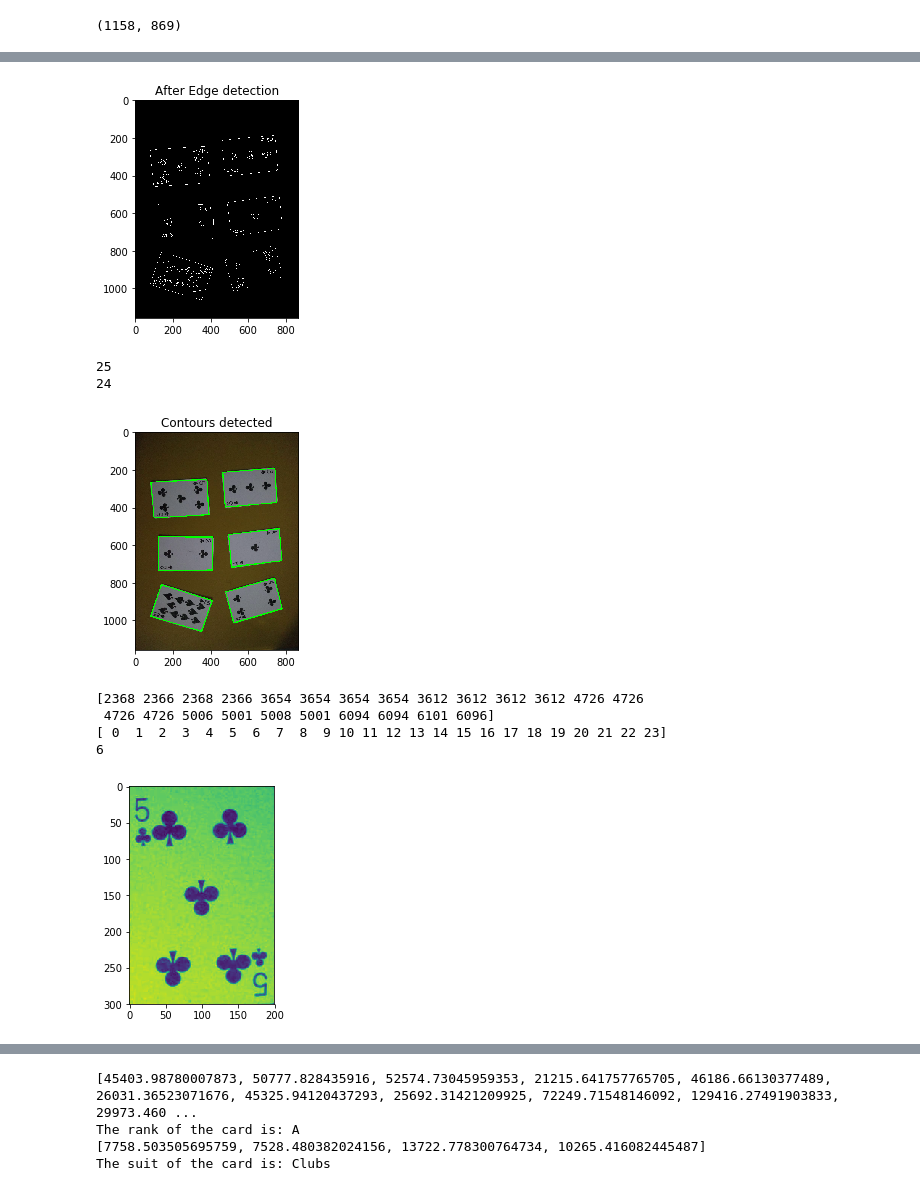
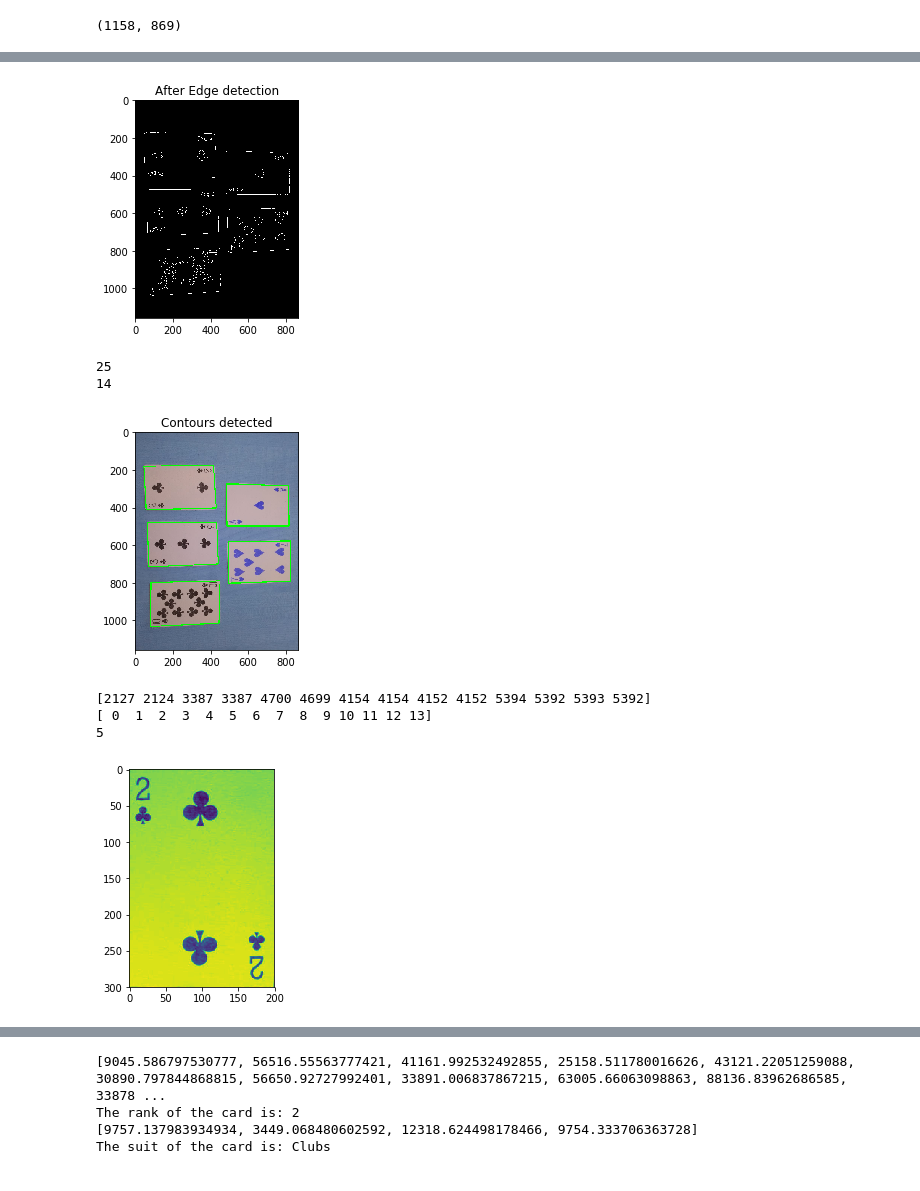
Before and after one commit to rajat1401/poker_hand_detector, a Jupyter notebook: cardIdentification.ipynb, the cells around one changed output, grey strips where cells are left out. Cells and saved outputs as stored; diff of their text form; code cells hidden in the pictures.

Commit message:
Corrected Hand Detector. Final Commit!

```diff
--- a/cardIdentification.ipynb
+++ b/cardIdentification.ipynb
@@ -402,8 +404,8 @@ def rankplussuit_detect2(imarray, cntsarray):
     print (cards)
     return cards
 # %%
-imarray= np.array(cv2.imread('./im6.jpeg', 0))
-cntsarray= card_detect('./im6.jpeg')
+imarray= np.array(cv2.imread('./im9.jpeg', 0))
+cntsarray= card_detect('./im9.jpeg')
 print (len(cntsarray))
 cards= rankplussuit_detect2(imarray, cntsarray)
 #cards should be a list of 7
@@ -414,9 +416,8 @@ print (handDetector(cards))
-[figure, old version]
+[figure, new version]
 25
-24
+14
-[figure, old version]
+[figure, new version]
-[2368 2366 2368 2366 3654 3654 3654 3654 3612 3612 3612 3612 4726 4726
- 4726 4726 5006 5001 5008 5001 6094 6094 6101 6096]
-[ 0  1  2  3  4  5  6  7  8  9 10 11 12 13 14 15 16 17 18 19 20 21 22 23]
-6
+[2127 2124 3387 3387 4700 4699 4154 4154 4152 4152 5394 5392 5393 5392]
+[ 0  1  2  3  4  5  6  7  8  9 10 11 12 13]
+5
-[figure, old version]
+[figure, new version]
@@ -424,4 +425,4 @@ print (handDetector(cards))
-[45403.98780007873, 50777.828435916, 52574.73045959353, 21215.641757765705, 46186.66130377489, 26031.36523071676, 45325.94120437293, 25692.31421209925, 72249.71548146092, 129416.27491903833, 29973.460 ...
-The rank of the card is: A
-[7758.503505695759, 7528.480382024156, 13722.778300764734, 10265.416082445487]
+[9045.586797530777, 56516.55563777421, 41161.992532492855, 25158.511780016626, 43121.22051259088, 30890.797844868815, 56650.92727992401, 33891.006837867215, 63005.66063098863, 88136.83962686585, 33878 ...
+The rank of the card is: 2
+[9757.137983934934, 3449.068480602592, 12318.624498178466, 9754.333706363728]
 The suit of the card is: Clubs
```
Also changed, not shown: parts of 2 cells of this notebook, 9 other files.
